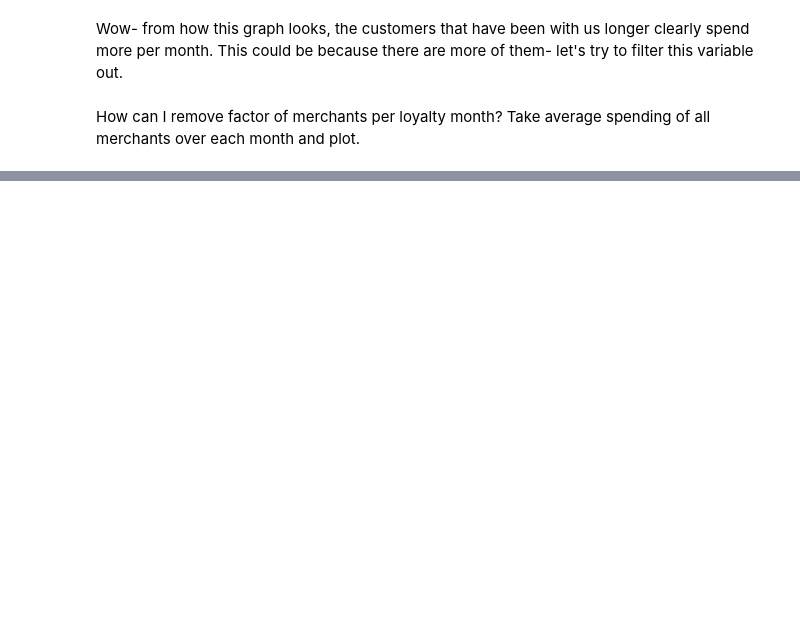
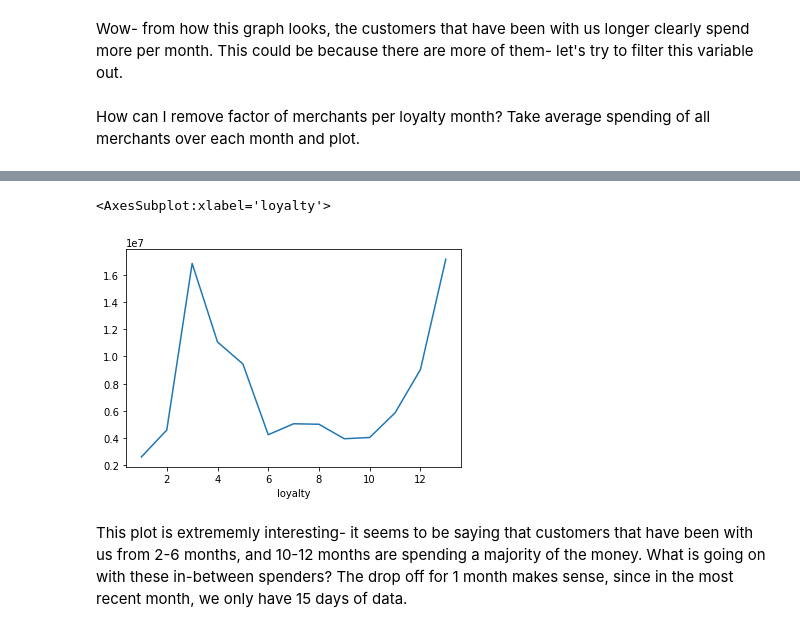
Before and after one commit to graceflitsch/DataScience, a Jupyter notebook: GNB3.ipynb, the cells around one changed output, grey strips where cells are left out. Cells and saved outputs as stored; diff of their text form; code cells hidden in the pictures; blank space fills up the shorter version.

Commit message:
Figured out loyalty plot

```diff
--- a/GNB3.ipynb
+++ b/GNB3.ipynb
@@ -458,0 +429,4 @@ behaviors and reasons to incentivise top buyers, look at future behavior, look i
+# %%
+df1 = dfmerch.groupby(by ='loyalty').sum().avgspent
+# %%
+df2 = dfmerch.groupby(by ='loyalty').nunique().merchant_id
@@ -458,0 +451,7 @@ behaviors and reasons to incentivise top buyers, look at future behavior, look i
+# %%
+(df1/df2).plot()
+# %% [output]
+<AxesSubplot:xlabel='loyalty'>
+[figure, added]
+# %% [markdown]
+This plot is extrememly interesting- it seems to be saying that customers that have been with us from 2-6 months, and 10-12 months are spending a majority of the money. What is going on with these in-between spenders? The drop off for 1 month makes sense, since in the most recent month, we only have 15 days of data.
```
Also changed, not shown: parts of 15 cells of this notebook.
